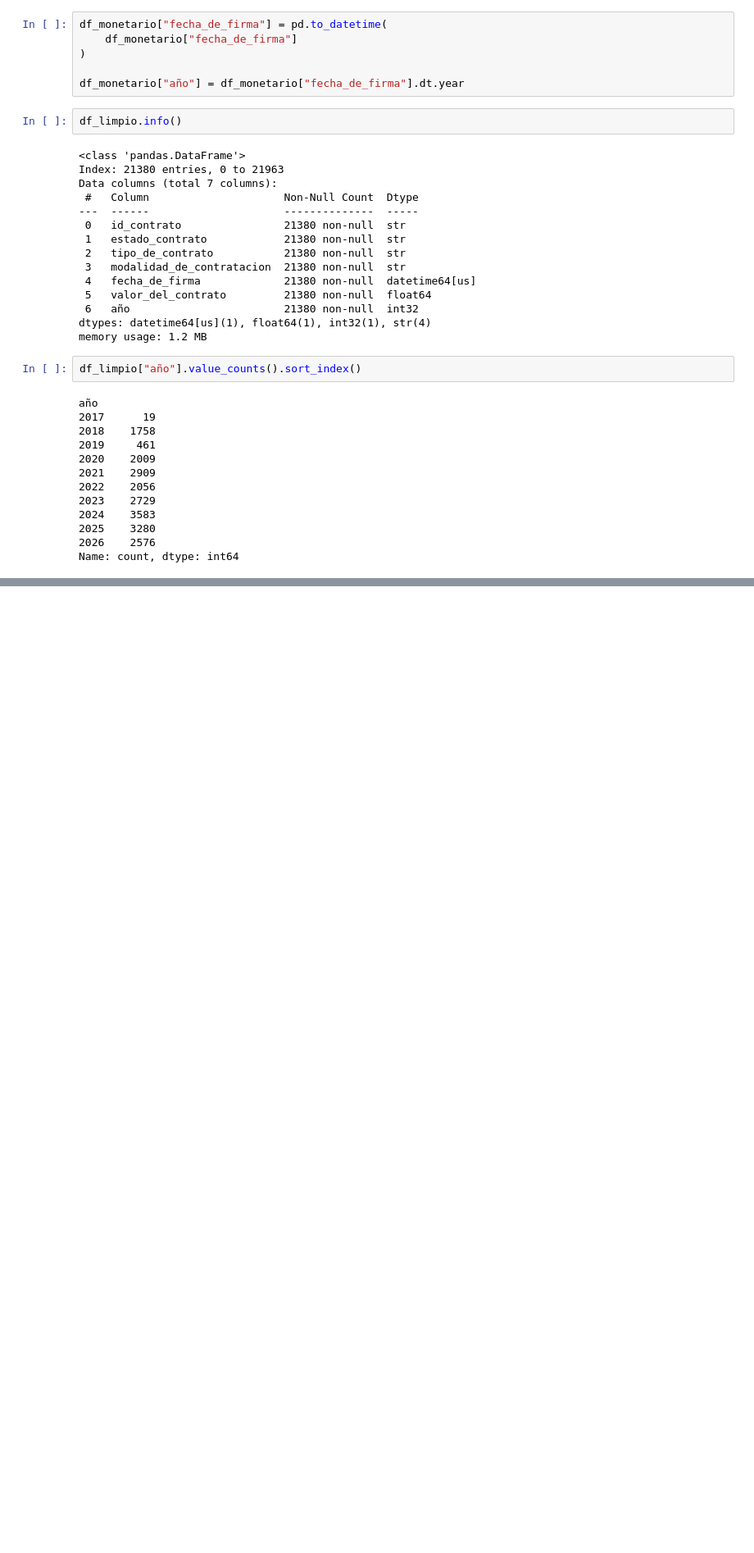
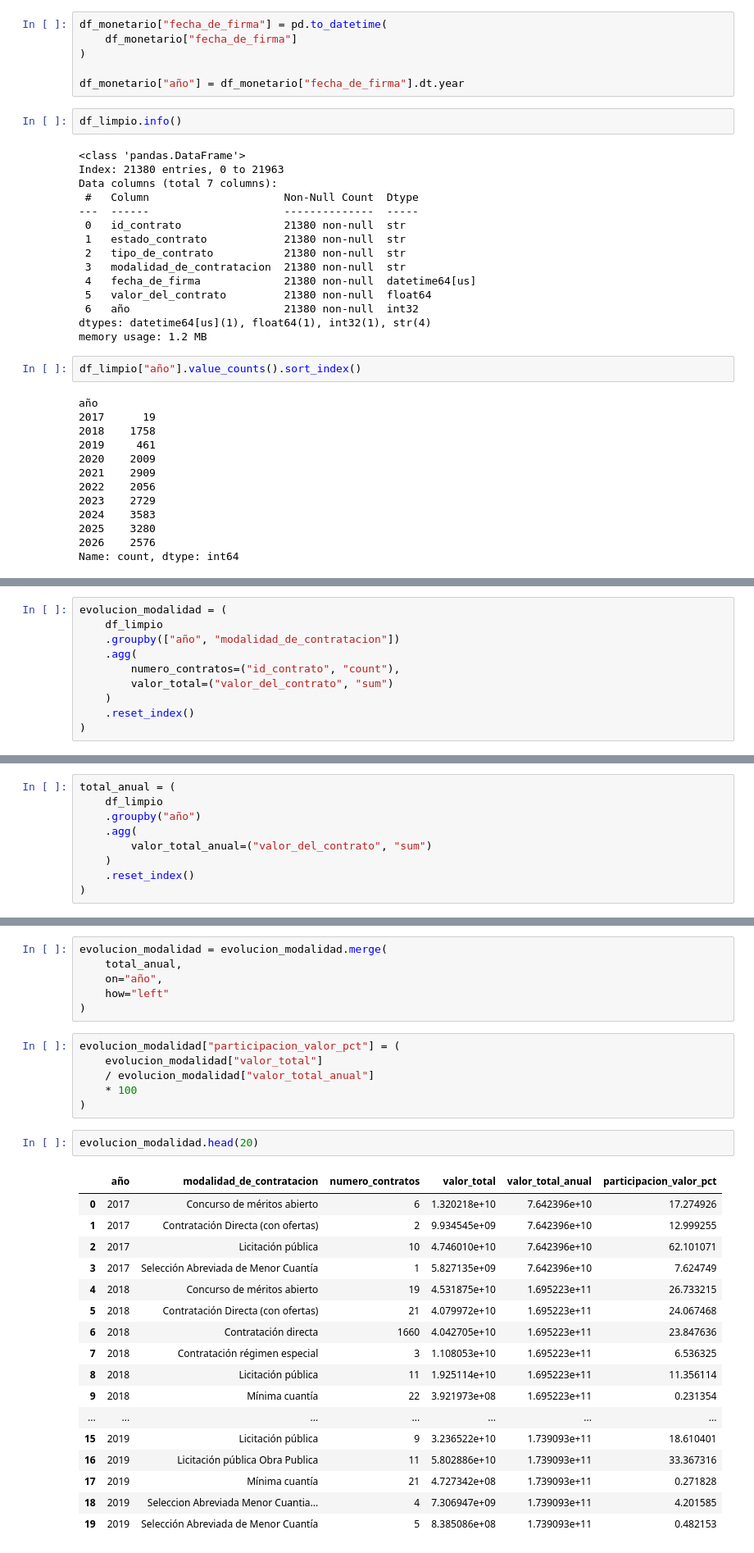
Before and after one commit to Jhonatanclavijo/Proyecto1_grupo_movilidad, a Jupyter notebook: Manuela_P1/01_exploracion_y_limpieza_manuela.ipynb, the cells around one changed output, grey strips where cells are left out. Shown at 82% size. Cells and saved outputs as stored; diff of their text form; blank space fills up the shorter version.

Commit message:
Análisis descriptivo y evolución temporal de la contratación

```diff
--- a/Manuela_P1/01_exploracion_y_limpieza_manuela.ipynb
+++ b/Manuela_P1/01_exploracion_y_limpieza_manuela.ipynb
@@ -375,0 +543,10 @@ Name: count, dtype: int64
+# %%
+evolucion_modalidad = (
+    df_limpio
+    .groupby(["año", "modalidad_de_contratacion"])
+    .agg(
+        numero_contratos=("id_contrato", "count"),
+        valor_total=("valor_del_contrato", "sum")
+    )
+    .reset_index()
+)
@@ -375,0 +573,9 @@ Name: count, dtype: int64
+# %%
+total_anual = (
+    df_limpio
+    .groupby("año")
+    .agg(
+        valor_total_anual=("valor_del_contrato", "sum")
+    )
+    .reset_index()
+)
@@ -375,0 +596,32 @@ Name: count, dtype: int64
+# %%
+evolucion_modalidad = evolucion_modalidad.merge(
+    total_anual,
+    on="año",
+    how="left"
+)
+# %%
+evolucion_modalidad["participacion_valor_pct"] = (
+    evolucion_modalidad["valor_total"]
+    / evolucion_modalidad["valor_total_anual"]
+    * 100
+)
+# %%
+evolucion_modalidad.head(20)
+# %% [output]
+|  | año | modalidad_de_contratacion | numero_contratos | valor_total | valor_total_anual | participacion_valor_pct |
+| 0 | 2017 | Concurso de méritos abierto | 6 | 1.320218e+10 | 7.642396e+10 | 17.274926 |
+| 1 | 2017 | Contratación Directa (con ofertas) | 2 | 9.934545e+09 | 7.642396e+10 | 12.999255 |
+| 2 | 2017 | Licitación pública | 10 | 4.746010e+10 | 7.642396e+10 | 62.101071 |
+| 3 | 2017 | Selección Abreviada de Menor Cuantía | 1 | 5.827135e+09 | 7.642396e+10 | 7.624749 |
+| 4 | 2018 | Concurso de méritos abierto | 19 | 4.531875e+10 | 1.695223e+11 | 26.733215 |
+| 5 | 2018 | Contratación Directa (con ofertas) | 21 | 4.079972e+10 | 1.695223e+11 | 24.067468 |
+| 6 | 2018 | Contratación directa | 1660 | 4.042705e+10 | 1.695223e+11 | 23.847636 |
+| 7 | 2018 | Contratación régimen especial | 3 | 1.108053e+10 | 1.695223e+11 | 6.536325 |
+| 8 | 2018 | Licitación pública | 11 | 1.925114e+10 | 1.695223e+11 | 11.356114 |
+| 9 | 2018 | Mínima cuantía | 22 | 3.921973e+08 | 1.695223e+11 | 0.231354 |
+| ... | ... | ... | ... | ... | ... | ... |
+| 15 | 2019 | Licitación pública | 9 | 3.236522e+10 | 1.739093e+11 | 18.610401 |
+| 16 | 2019 | Licitación pública Obra Publica | 11 | 5.802886e+10 | 1.739093e+11 | 33.367316 |
+| 17 | 2019 | Mínima cuantía | 21 | 4.727342e+08 | 1.739093e+11 | 0.271828 |
+| 18 | 2019 | Seleccion Abreviada Menor Cuantia... | 4 | 7.306947e+09 | 1.739093e+11 | 4.201585 |
+| 19 | 2019 | Selección Abreviada de Menor Cuantía | 5 | 8.385086e+08 | 1.739093e+11 | 0.482153 |
```
Also changed, not shown: parts of 31 cells of this notebook.
